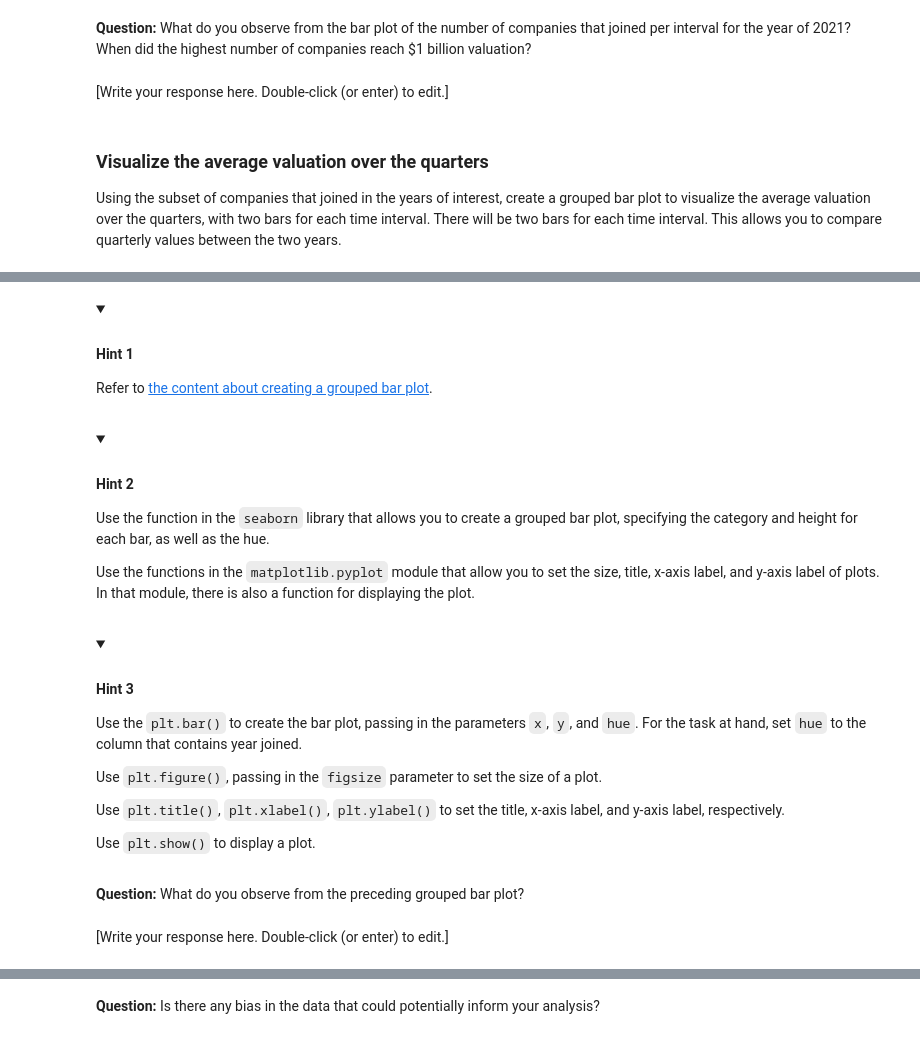
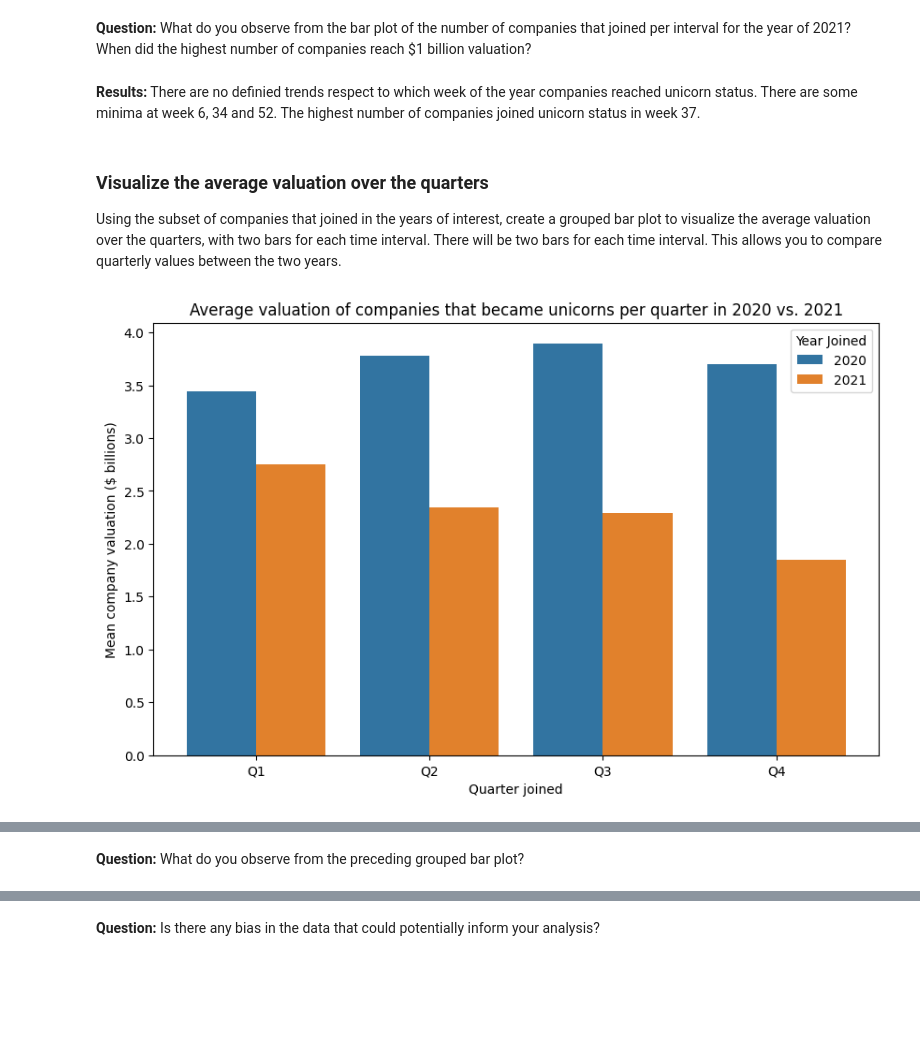
Before and after one commit to dianario/google_advanced_data_analytics, a Jupyter notebook: eda_lab_data_structuring/EDA_lab_Structure_your_data.ipynb, the cells around one changed output, grey strips where cells are left out. Drawn from its saved outputs; the diff is of its cells as text; code cells hidden in the pictures; folded sections open; blank space fills up the shorter version.

```diff
--- a/eda_lab_data_structuring/EDA_lab_Structure_your_data.ipynb
+++ b/eda_lab_data_structuring/EDA_lab_Structure_your_data.ipynb
@@ -588,8 +590,8 @@ plt.show()
 [figure]
 # %% [markdown]
 **Question:** What do you observe from the bar plot of the number of companies that joined per interval for the year of 2021? When did the highest number of companies reach $1 billion valuation?
-# %% [markdown]
-[Write your response here. Double-click (or enter) to edit.]
+# %% [markdown]
+**Results:** There are no definied trends respect to which week of the year companies reached unicorn status. There are some minima at week 6, 34 and 52. The highest number of companies joined unicorn status in week 37.
 # %% [markdown]
 ### Visualize the average valuation over the quarters
 
@@ -597,41 +599,32 @@ Using the subset of companies that joined in the years of interest, create a gro
 # %%
 # Using slicing, extract the year component and the time interval that you specified,
 # and save them by adding two new columns into the subset.
 
-### YOUR CODE HERE ###
-
-
+Q_mean_valuation_2020s.head()
 
 # Set the size of the plot.
-
-### YOUR CODE HERE ###
-
+plt.figure(figsize=(10,6))
 
 
 # Create a grouped bar plot.
-
-### YOUR CODE HERE ###
-
-
+sns.barplot(x=Q_mean_valuation_2020s['Quarter Joined'],
+            y=Q_mean_valuation_2020s['mean_evaluation_billions'],
+            hue = Q_mean_valuation_2020s['Year Joined'],
+            palette='tab10')
+plt.plot()
 
 # Set the x-axis label.
-
-### YOUR CODE HERE ###
-
-
+plt.xlabel('Quarter joined')
 
 # Set the y-axis label.
-
-### YOUR CODE HERE ###
-
-
+plt.ylabel('Mean company valuation ($ billions)')
 
 # Set the title.
-
-### YOUR CODE HERE ###
-
-
+plt.title("Average valuation of companies that became unicorns per quarter in 2020 vs. 2021")
 
 # Display the plot.
+plt.show()
 
-### YOUR CODE HERE ###
+companies.head()
+# %% [output]
+[figure, added]
@@ -638,33 +637,2 @@ Using the subset of companies that joined in the years of interest, create a gro
-# %% [markdown]
-<details>
-  <summary><h4><strong>Hint 1</strong></h4></summary>
-
-Refer to [the content about creating a grouped bar plot](https://www.coursera.org/learn/go-beyond-the-numbers-translate-data-into-insight/lecture/Pf6KW/eda-structuring-with-python).
-
-</details>
-# %% [markdown]
-<details>
-  <summary><h4><strong>Hint 2</strong></h4></summary>
-
-Use the function in the `seaborn` library that allows you to create a grouped bar plot, specifying the category and height for each bar, as well as the hue.
-
-Use the functions in the `matplotlib.pyplot` module that allow you to set the size, title, x-axis label, and y-axis label of plots. In that module, there is also a function for displaying the plot.
-
-</details>
-# %% [markdown]
-<details>
-  <summary><h4><strong>Hint 3</strong></h4></summary>
-
-Use the `plt.bar()` to create the bar plot, passing in the parameters `x`, `y`, and `hue`. For the task at hand, set `hue` to the column that contains year joined.
-
-Use `plt.figure()`, passing in the `figsize` parameter to set the size of a plot.
-
-Use `plt.title()`, `plt.xlabel()`, `plt.ylabel()` to set the title, x-axis label, and y-axis label, respectively.
-
-Use `plt.show()` to display a plot.
-
-</details>
 # %% [markdown]
 **Question:** What do you observe from the preceding grouped bar plot?
-# %% [markdown]
-[Write your response here. Double-click (or enter) to edit.]
```
Also changed, not shown: parts of 16 cells of this notebook.
